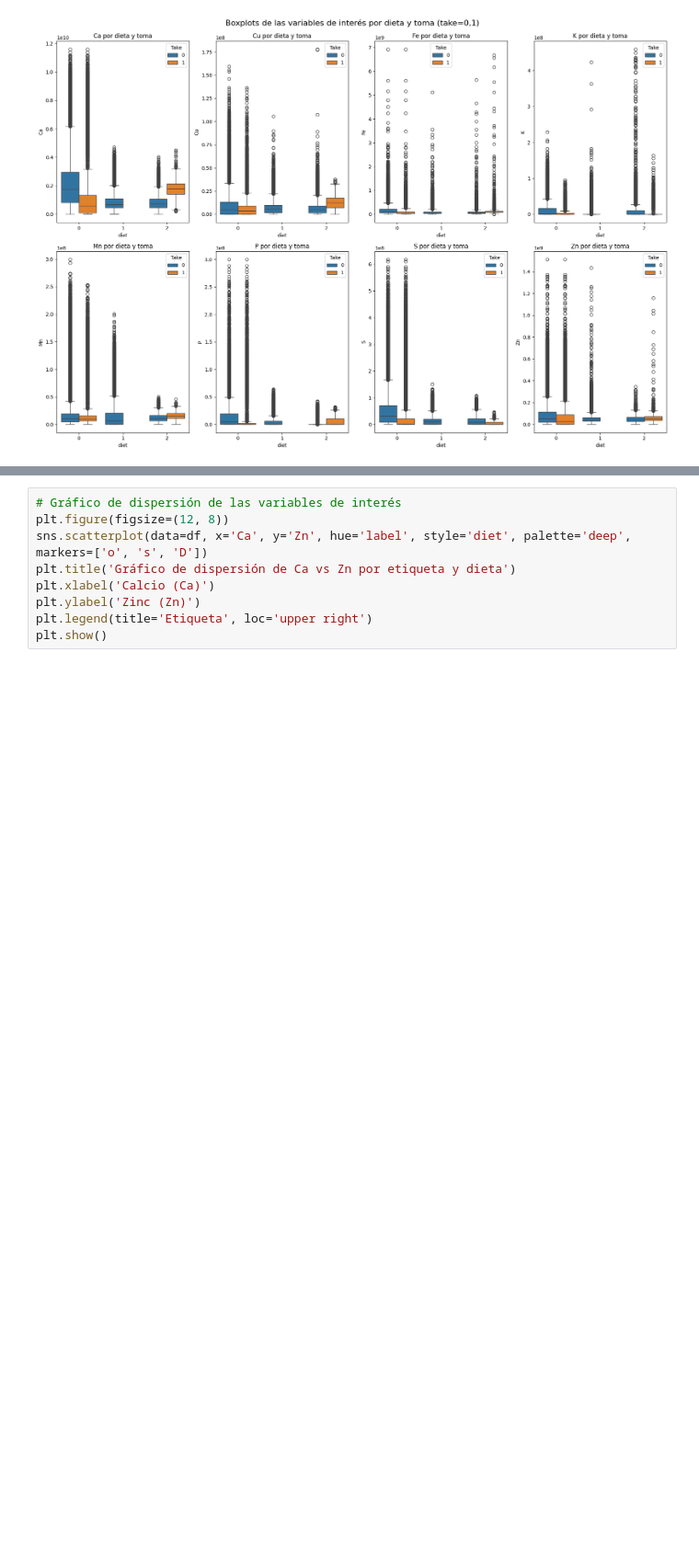
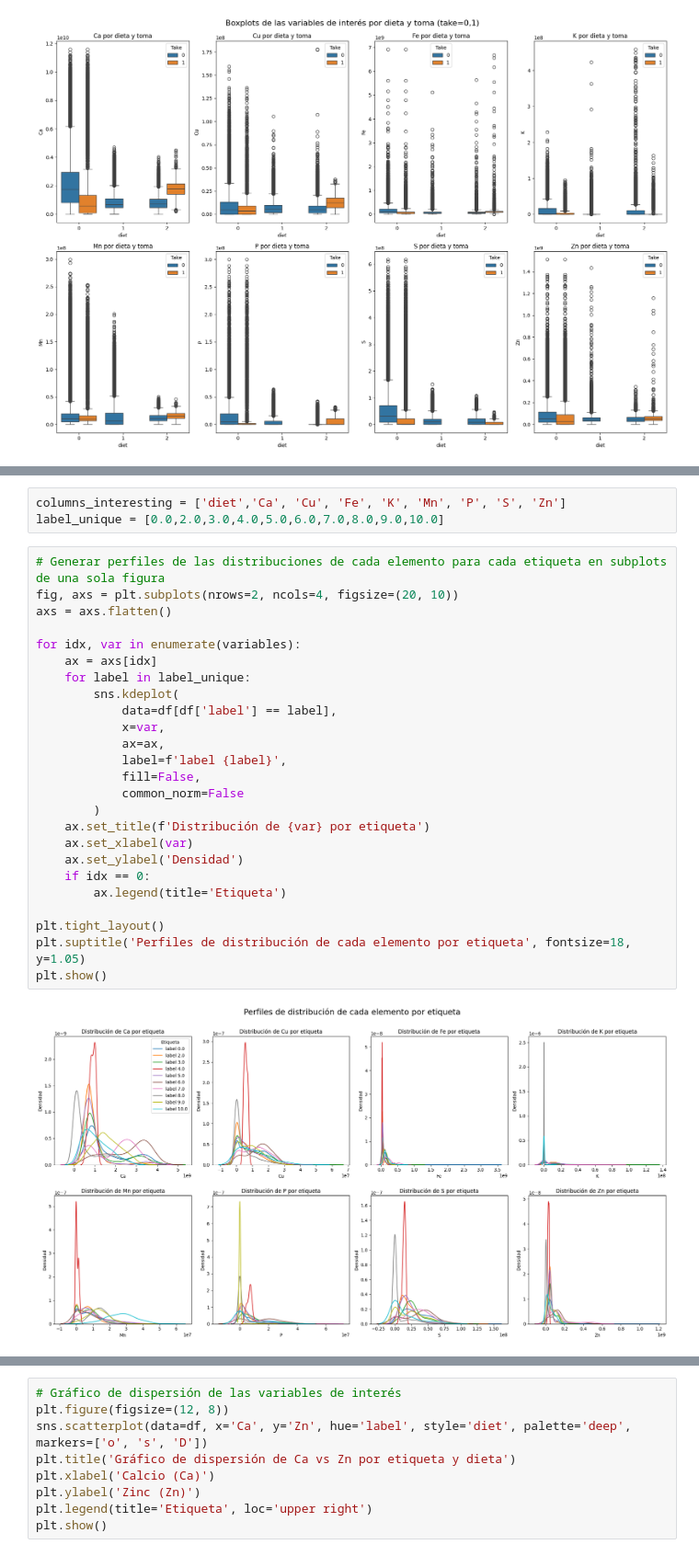
Before and after one commit to Pelus-o/Mentoria-Analisis-de-tumores, a Jupyter notebook: analisis_exploratorio.ipynb, the cells around one changed output, grey strips where cells are left out. Shown at 92% size. Saved outputs shown, nothing was run; the diff lists cells and outputs as text; blank space fills up the shorter version.

```diff
--- a/analisis_exploratorio.ipynb
+++ b/analisis_exploratorio.ipynb
@@ -176,0 +239,30 @@ plt.show()
+# %%
+columns_interesting = ['diet','Ca', 'Cu', 'Fe', 'K', 'Mn', 'P', 'S', 'Zn']
+label_unique = [0.0,2.0,3.0,4.0,5.0,6.0,7.0,8.0,9.0,10.0]
+# %%
+# Generar perfiles de las distribuciones de cada elemento para cada etiqueta en subplots de una sola figura
+fig, axs = plt.subplots(nrows=2, ncols=4, figsize=(20, 10))
+axs = axs.flatten()
+
+for idx, var in enumerate(variables):
+    ax = axs[idx]
+    for label in label_unique:
+        sns.kdeplot(
+            data=df[df['label'] == label],
+            x=var,
+            ax=ax,
+            label=f'label {label}',
+            fill=False,
+            common_norm=False
+        )
+    ax.set_title(f'Distribución de {var} por etiqueta')
+    ax.set_xlabel(var)
+    ax.set_ylabel('Densidad')
+    if idx == 0:
+        ax.legend(title='Etiqueta')
+
+plt.tight_layout()
+plt.suptitle('Perfiles de distribución de cada elemento por etiqueta', fontsize=18, y=1.05)
+plt.show()
+# %% [output]
+[figure, added]
```
Also changed, not shown: parts of 22 cells of this notebook.
